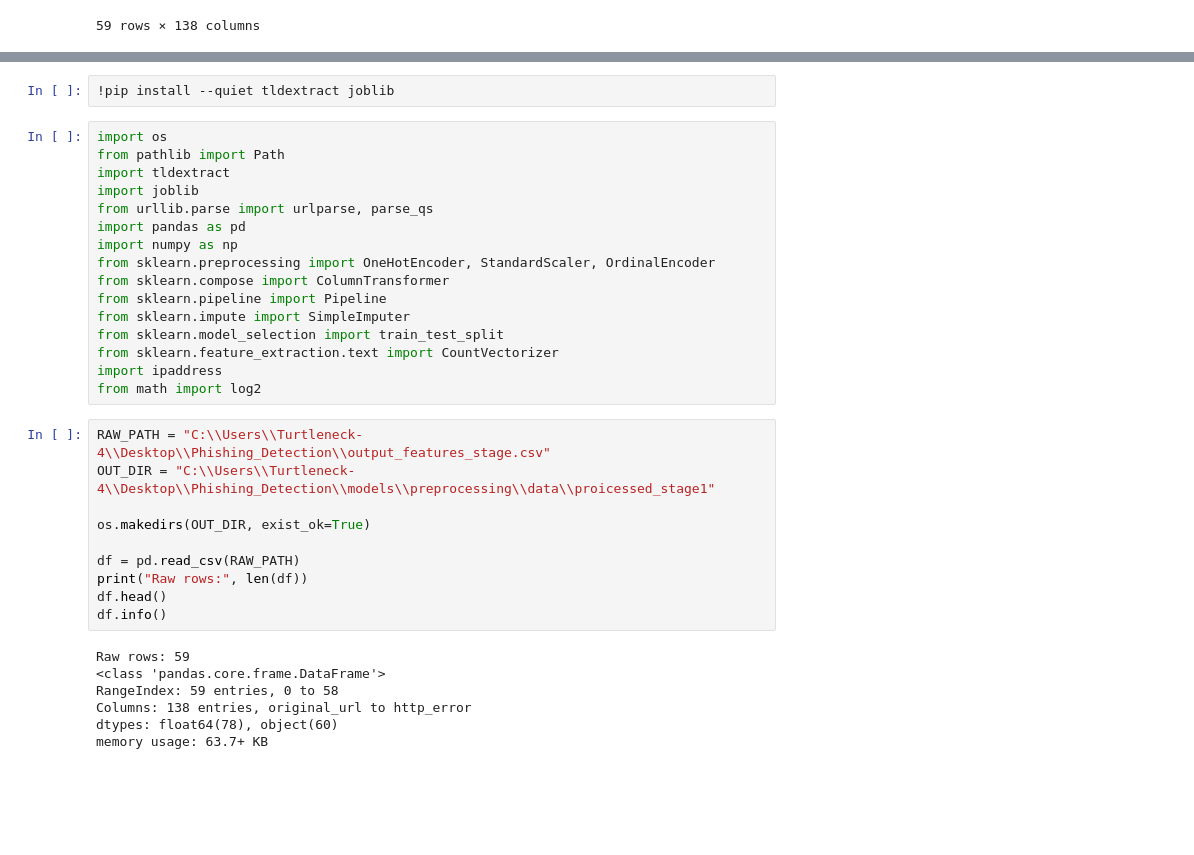
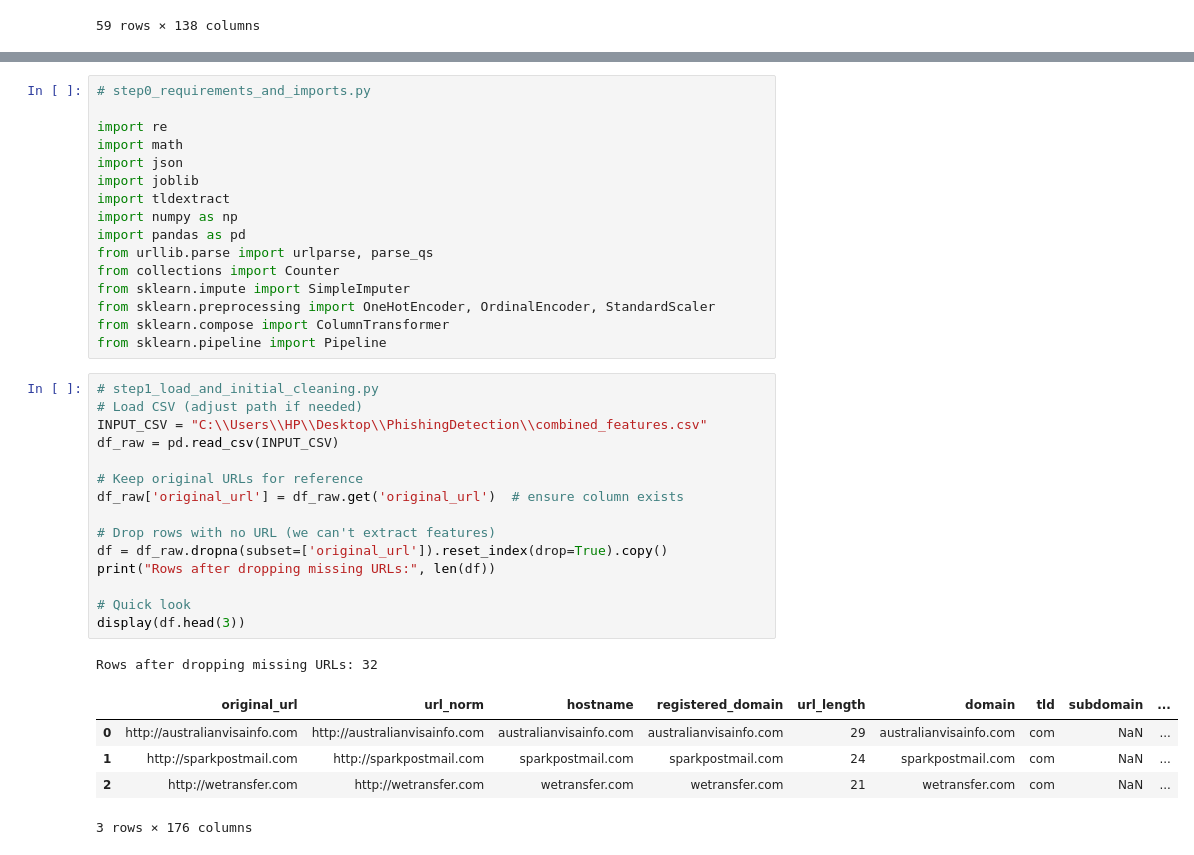
Before and after one commit to turtle-cyber/PhishingDetection, a Jupyter notebook: models/preprocessing/codes/feature_engineering.ipynb, the cells around one changed output, grey strips where cells are left out. Drawn from its saved outputs; the diff is of its cells as text; blank space fills up the shorter version.

```diff
--- a/models/preprocessing/codes/feature_engineering.ipynb
+++ b/models/preprocessing/codes/feature_engineering.ipynb
@@ -42,38 +42,41 @@ df.head()
-# %%
-!pip install --quiet tldextract joblib
 # %%
-import os
-from pathlib import Path
+# step0_requirements_and_imports.py
+
+import re
+import math
+import json
+import joblib
 import tldextract
-import joblib
+import numpy as np
+import pandas as pd
 from urllib.parse import urlparse, parse_qs
-import pandas as pd
-import numpy as np
-from sklearn.preprocessing import OneHotEncoder, StandardScaler, OrdinalEncoder
+from collections import Counter
+from sklearn.impute import SimpleImputer
+from sklearn.preprocessing import OneHotEncoder, OrdinalEncoder, StandardScaler
 from sklearn.compose import ColumnTransformer
 from sklearn.pipeline import Pipeline
-from sklearn.impute import SimpleImputer
-from sklearn.model_selection import train_test_split
-from sklearn.feature_extraction.text import CountVectorizer
-import ipaddress
-from math import log2
 # %%
-RAW_PATH = "C:\\Users\\Turtleneck-4\\Desktop\\Phishing_Detection\\output_features_stage.csv"
-OUT_DIR = "C:\\Users\\Turtleneck-4\\Desktop\\Phishing_Detection\\models\\preprocessing\\data\\proicessed_stage1"
+# step1_load_and_initial_cleaning.py
+# Load CSV (adjust path if needed)
+INPUT_CSV = "C:\\Users\\HP\\Desktop\\PhishingDetection\\combined_features.csv"
+df_raw = pd.read_csv(INPUT_CSV)
 
-os.makedirs(OUT_DIR, exist_ok=True)
+# Keep original URLs for reference
+df_raw['original_url'] = df_raw.get('original_url')  # ensure column exists
 
-df = pd.read_csv(RAW_PATH)
-print("Raw rows:", len(df))
-df.head()
-df.info()
+# Drop rows with no URL (we can't extract features)
+df = df_raw.dropna(subset=['original_url']).reset_index(drop=True).copy()
+print("Rows after dropping missing URLs:", len(df))
+
+# Quick look
+display(df.head(3))
 # %% [output]
-Raw rows: 59
-<class 'pandas.core.frame.DataFrame'>
-RangeIndex: 59 entries, 0 to 58
-Columns: 138 entries, original_url to http_error
-dtypes: float64(78), object(60)
-memory usage: 63.7+ KB
+Rows after dropping missing URLs: 32
+|  | original_url | url_norm | hostname | registered_domain | url_length | domain | tld | subdomain | ... |
+| 0 | http://australianvisainfo.com | http://australianvisainfo.com | australianvisainfo.com | australianvisainfo.com | 29 | australianvisainfo.com | com | NaN | ... |
+| 1 | http://sparkpostmail.com | http://sparkpostmail.com | sparkpostmail.com | sparkpostmail.com | 24 | sparkpostmail.com | com | NaN | ... |
+| 2 | http://wetransfer.com | http://wetransfer.com | wetransfer.com | wetransfer.com | 21 | wetransfer.com | com | NaN | ... |
+3 rows × 176 columns
 # %%
 display(df.dtypes.value_counts())
 display(df.isna().sum().sort_values(ascending = False).head(20))
```
Also changed, not shown: parts of 12 cells of this notebook, 22 other files.
